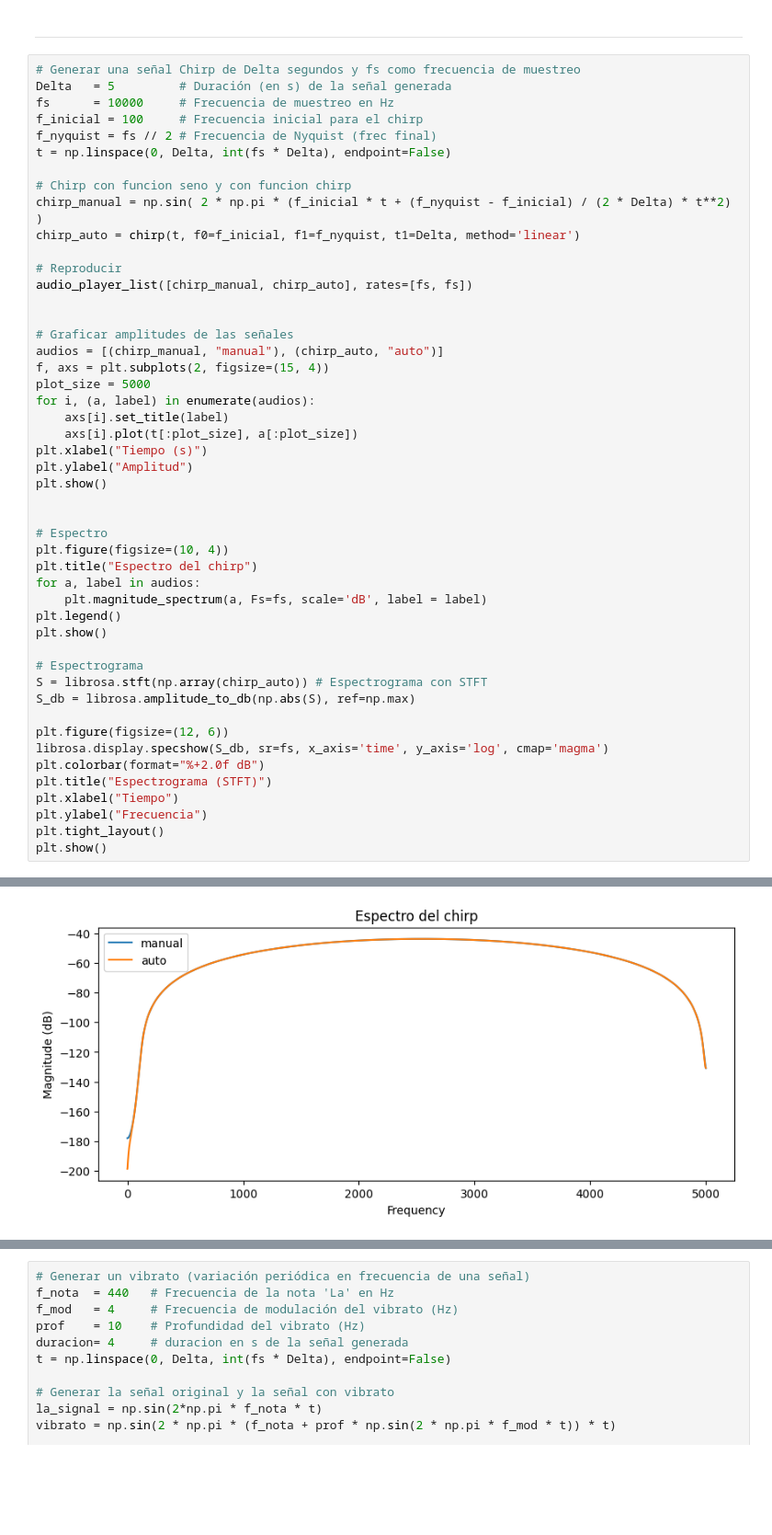
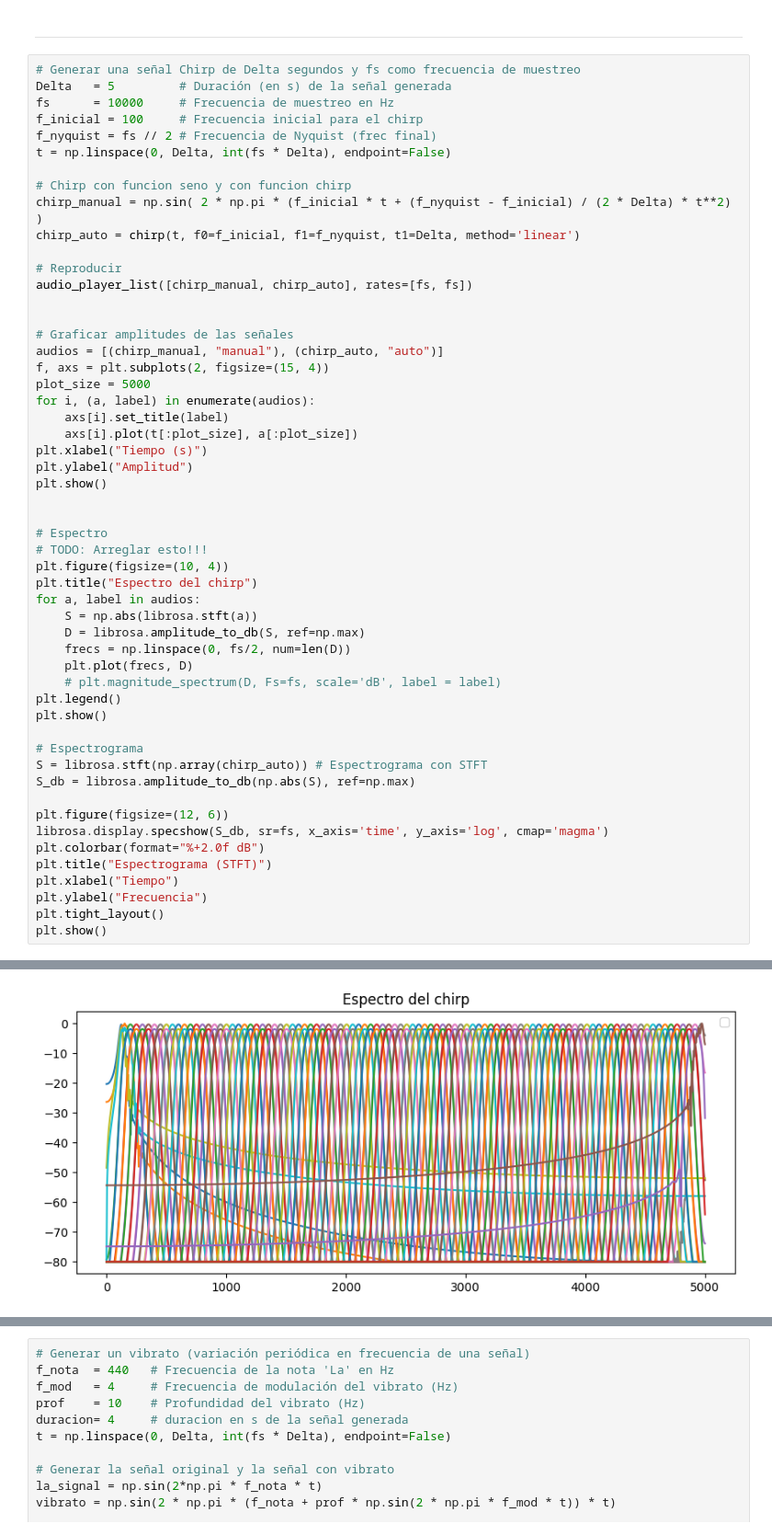
Before and after one commit to alanglk/KISA, a Jupyter notebook: src/PIS/project/signal2024_2025.ipynb, the cells around one changed output, grey strips where cells are left out. Shown at 92% size. Saved outputs shown, nothing was run; the diff lists cells and outputs as text; blank space fills up the shorter version.

```diff
--- a/src/PIS/project/signal2024_2025.ipynb
+++ b/src/PIS/project/signal2024_2025.ipynb
@@ -132,35 +132,40 @@ plot_size = 5000
 for i, (a, label) in enumerate(audios):
     axs[i].set_title(label)
     axs[i].plot(t[:plot_size], a[:plot_size])
 plt.xlabel("Tiempo (s)")
 plt.ylabel("Amplitud")
 plt.show()
 
 
 # Espectro
+# TODO: Arreglar esto!!!
 plt.figure(figsize=(10, 4))
 plt.title("Espectro del chirp")
 for a, label in audios:
-    plt.magnitude_spectrum(a, Fs=fs, scale='dB', label = label)
+    S = np.abs(librosa.stft(a))
+    D = librosa.amplitude_to_db(S, ref=np.max)
+    frecs = np.linspace(0, fs/2, num=len(D))
+    plt.plot(frecs, D)
+    # plt.magnitude_spectrum(D, Fs=fs, scale='dB', label = label)
 plt.legend()
 plt.show()
 
 # Espectrograma
 S = librosa.stft(np.array(chirp_auto)) # Espectrograma con STFT
 S_db = librosa.amplitude_to_db(np.abs(S), ref=np.max)
 
 plt.figure(figsize=(12, 6))
 librosa.display.specshow(S_db, sr=fs, x_axis='time', y_axis='log', cmap='magma')
 plt.colorbar(format="%+2.0f dB")
 plt.title("Espectrograma (STFT)")
 plt.xlabel("Tiempo")
 plt.ylabel("Frecuencia")
 plt.tight_layout()
 plt.show()
 # %% [output]
 |  |  |
 [figure]
-[figure, old version]
+[figure, new version]
 [figure]
 # %%
 # Generar un vibrato (variación periódica en frecuencia de una señal)
```
Also changed, not shown: parts of 1 cell of this notebook, 1 other file.
